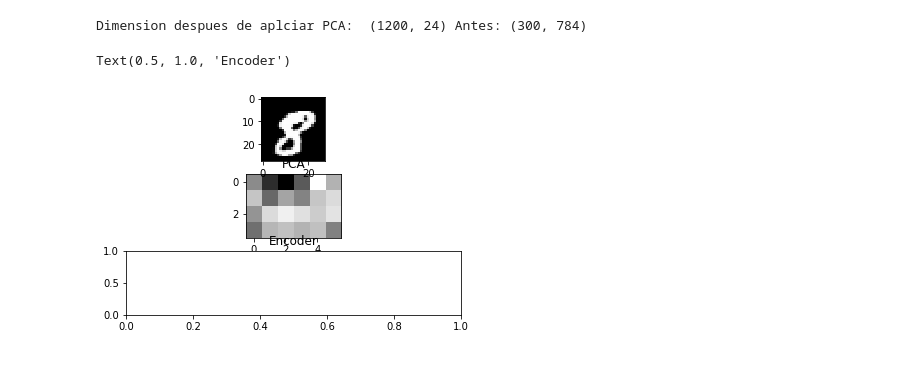
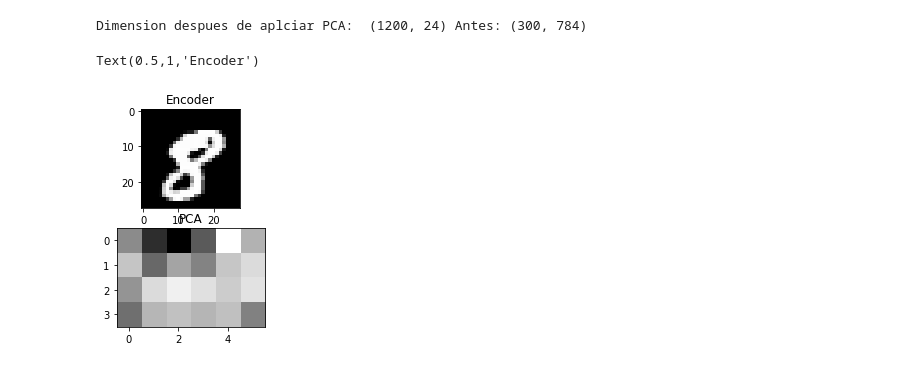
Before and after one commit to gabola24/FundamentosDeepLearning, a Jupyter notebook: Taller-PCA&Autoencoder.ipynb, the cells around one changed output. Drawn from its saved outputs; the diff is of its cells as text; code cells hidden in the pictures.

```diff
--- a/Taller-PCA&Autoencoder.ipynb
+++ b/Taller-PCA&Autoencoder.ipynb
@@ -75,16 +78,15 @@ print("Dimension despues de aplciar PCA: ", X1.shape,"Antes:",X_train.shape)
 # %% [output]
 Dimension despues de aplciar PCA:  (1200, 24) Antes: (300, 784)
 # %%
-plt.subplot(3,1,2)
+plt.subplot(2,1,2)
 plt.title('PCA')
 plt.imshow(X1[10,:].reshape(4,-1), interpolation="nearest", cmap = plt.cm.Greys_r)
-plt.subplot(3,1,1)
+plt.subplot(2,1,1)
 plt.imshow(X[10,:].reshape(28,28), interpolation="nearest", cmap = plt.cm.Greys_r)
-plt.subplot(3,1,3)
 plt.title('Encoder')
 # %% [output]
-Text(0.5, 1.0, 'Encoder')
+Text(0.5,1,'Encoder')
-[figure, old version]
+[figure, new version]
 # %%
 plt.figure(figsize=(20,10))
 X_sample = np.random.permutation(X_test)[:10]
```
Also changed, not shown: parts of 22 cells of this notebook.
